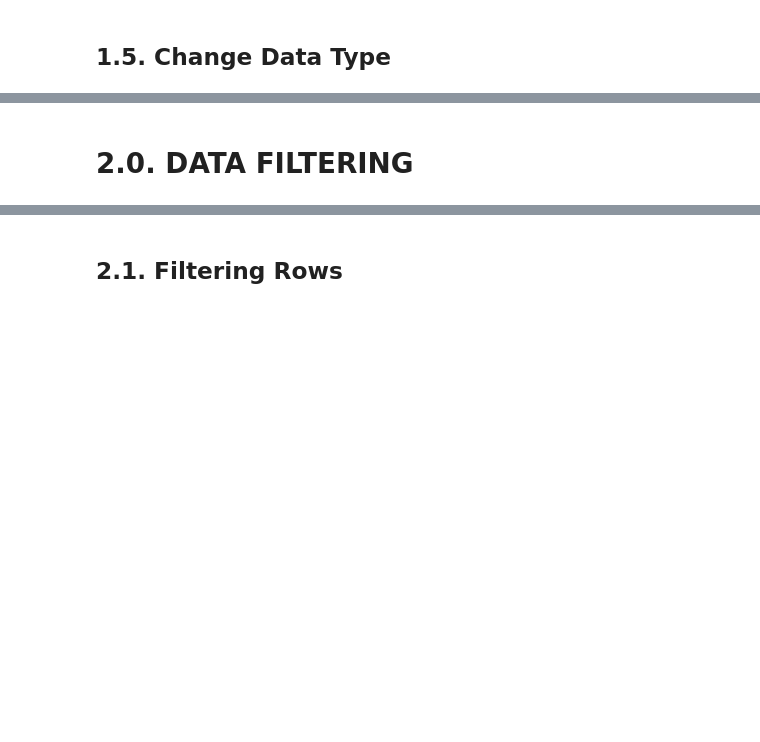
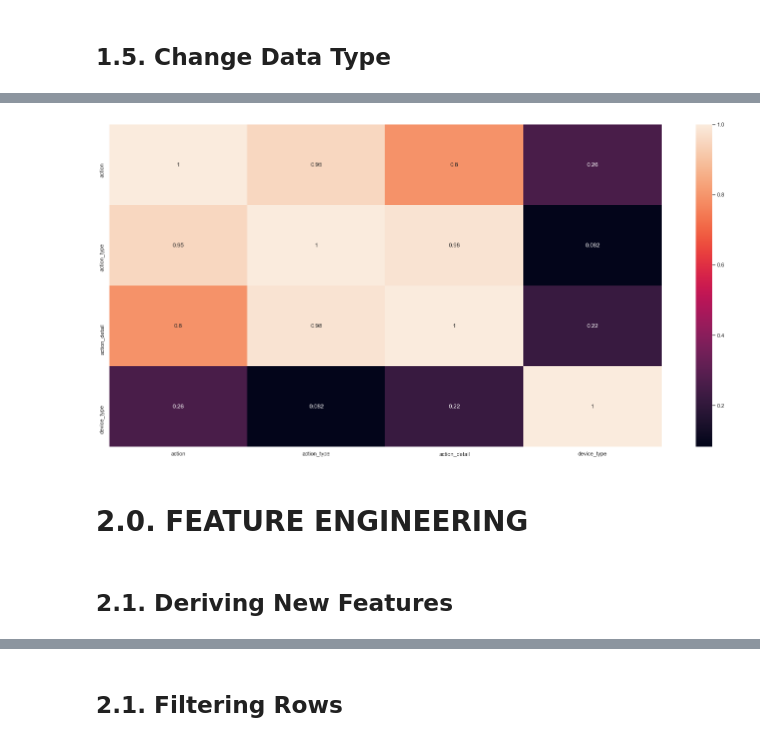
Before and after one commit to emidiovaleretto/airbnb_predict_first_booking, a Jupyter notebook: airbnb_predict_first_booking.ipynb, the cells around one changed output, grey strips where cells are left out. Drawn from its saved outputs; the diff is of its cells as text; code cells hidden in the pictures; blank space fills up the shorter version.

Commit message:
feature engineering implemented

```diff
--- a/airbnb_predict_first_booking.ipynb
+++ b/airbnb_predict_first_booking.ipynb
@@ -332,0 +384,9 @@ Name: country_destination, dtype: float64
+# %%
+# Users Dataset
+cat_attr = df1.select_dtypes( exclude=['int64', 'float64', 'datetime64[ns]'] )
+num_attr = df1.select_dtypes( include=['int64', 'float64'] )
+time_attr = df1.select_dtypes( include=['datetime64[ns]'] )
+
+# Sessions Dataset
+cat_attr_session = df_session.select_dtypes( exclude=['int64', 'float64', 'datetime64[ns]'] )
+num_attr_session = df_session.select_dtypes( include=['float64'] )
@@ -332,0 +451,3 @@ Name: country_destination, dtype: float64
+# %%
+cat_attr_session = cat_attr_session.drop( 'user_id', axis=1 )
+cat_attr_session.describe()
@@ -333,4 +460,30 @@ Name: country_destination, dtype: float64
+# %%
+cat_attr_list = cat_attr_session.columns.tolist()
+
+corr_dict = {}
+
+for i in range(len(cat_attr_list)):
+    corr_list = []
+    for j in range(len(cat_attr_list)):
+        ref = cat_attr_list[i]
+        feat = cat_attr_list[j]
+
+        # correlation
+        corr = cramer_v( cat_attr_session[ref], cat_attr_session[feat] )
+
+        # append
+        corr_list.append(corr)
+
+    corr_dict[ref] = corr_list
+# %%
+corr_session = pd.DataFrame( corr_dict )
+corr_session = corr_session.set_index( corr_session.columns )
+sns.heatmap( corr_session, annot=True );
+# %% [output]
+[figure, added]
 # %% [markdown]
-# 2.0. DATA FILTERING
+# 2.0. FEATURE ENGINEERING
 # %%
 df2 = df1.copy()
+# %% [markdown]
+## 2.1. Deriving New Features
```
Also changed, not shown: parts of 35 cells of this notebook.
